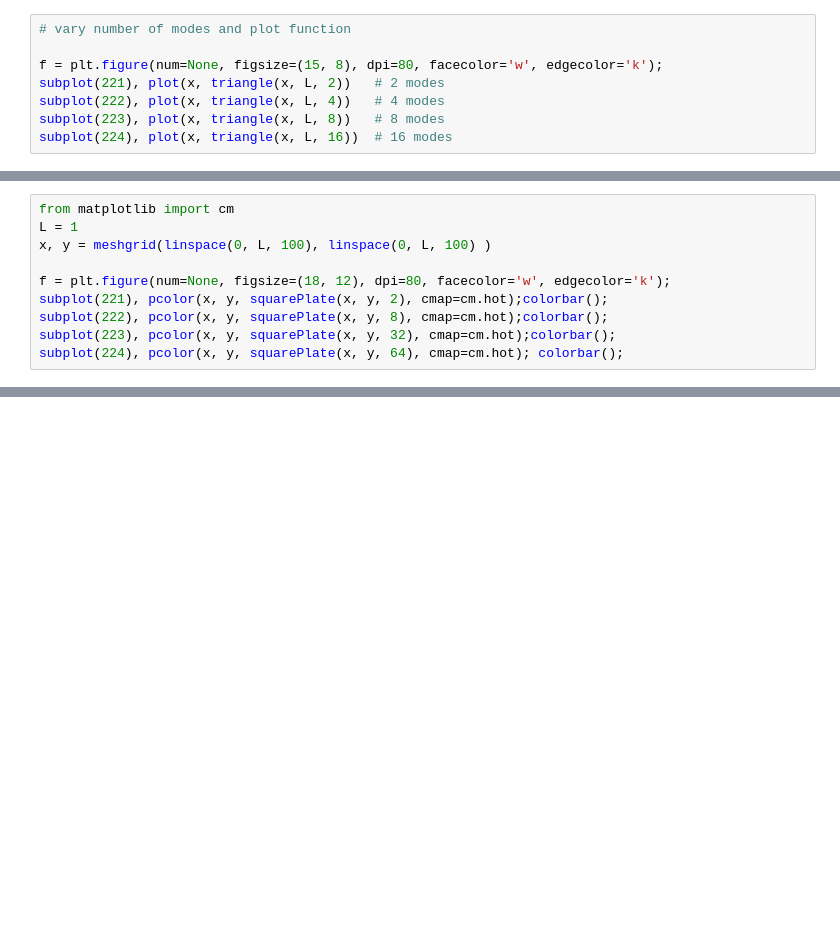
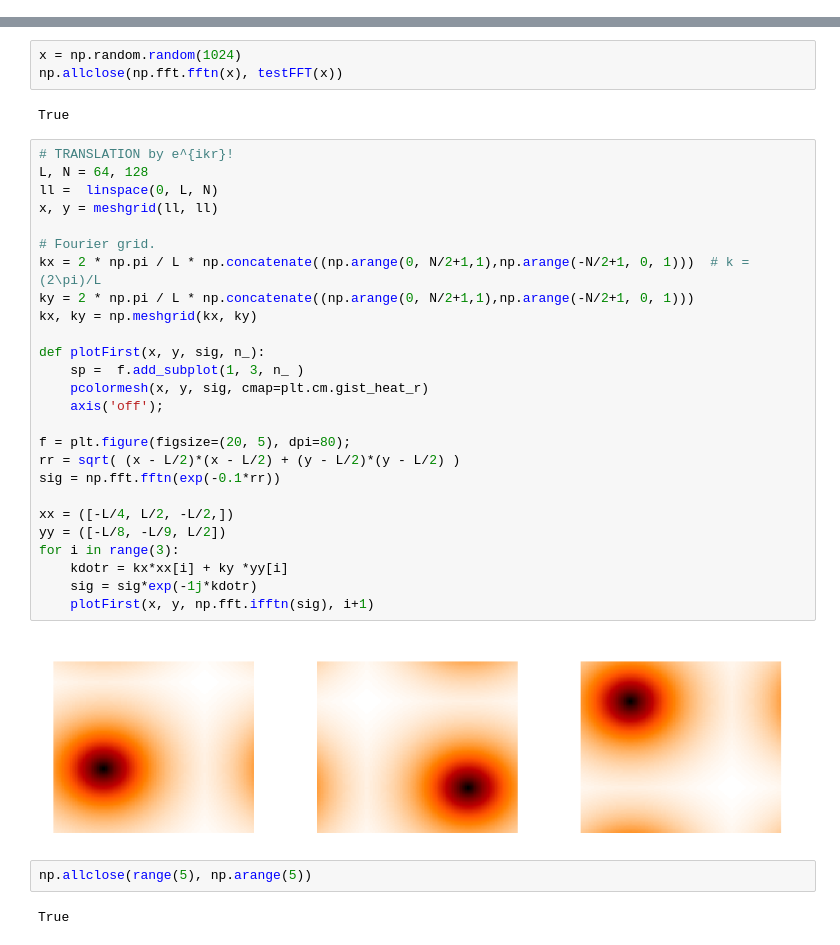
Before and after one commit to rajeshrinet/compPhy, a Jupyter notebook: codes/IPythonNotebooks/FourierSeries.ipynb, the cells around one changed output, grey strips where cells are left out. Saved outputs shown, nothing was run; the diff lists cells and outputs as text; blank space fills up the shorter version.

```diff
--- a/codes/IPythonNotebooks/FourierSeries.ipynb
+++ b/codes/IPythonNotebooks/FourierSeries.ipynb
@@ -20,8 +0,0 @@ x = linspace(0, 2*L, 1024)  # plot the function over 2 periods using 1024 points
-# %%
-# vary number of modes and plot function
-
-f = plt.figure(num=None, figsize=(15, 8), dpi=80, facecolor='w', edgecolor='k');
-subplot(221), plot(x, triangle(x, L, 2))   # 2 modes
-subplot(222), plot(x, triangle(x, L, 4))   # 4 modes
-subplot(223), plot(x, triangle(x, L, 8))   # 8 modes
-subplot(224), plot(x, triangle(x, L, 16))  # 16 modes
@@ -49,10 +0,0 @@ def squarePlate(x, y, Nmax):
-# %%
-from matplotlib import cm
-L = 1
-x, y = meshgrid(linspace(0, L, 100), linspace(0, L, 100) )
-
-f = plt.figure(num=None, figsize=(18, 12), dpi=80, facecolor='w', edgecolor='k');
-subplot(221), pcolor(x, y, squarePlate(x, y, 2), cmap=cm.hot);colorbar();
-subplot(222), pcolor(x, y, squarePlate(x, y, 8), cmap=cm.hot);colorbar();
-subplot(223), pcolor(x, y, squarePlate(x, y, 32), cmap=cm.hot);colorbar();
-subplot(224), pcolor(x, y, squarePlate(x, y, 64), cmap=cm.hot); colorbar();
@@ -60,0 +62,37 @@ subplot(224), pcolor(x, y, squarePlate(x, y, 64), cmap=cm.hot); colorbar();
+# %%
+x = np.random.random(1024)
+np.allclose(np.fft.fftn(x), testFFT(x))
+# %% [output]
+True
+# %%
+# TRANSLATION by e^{ikr}!
+L, N = 64, 128
+ll =  linspace(0, L, N)
+x, y = meshgrid(ll, ll)
+
+# Fourier grid.
+kx = 2 * np.pi / L * np.concatenate((np.arange(0, N/2+1,1),np.arange(-N/2+1, 0, 1)))  # k = (2\pi)/L
+ky = 2 * np.pi / L * np.concatenate((np.arange(0, N/2+1,1),np.arange(-N/2+1, 0, 1)))
+kx, ky = np.meshgrid(kx, ky)
+
+def plotFirst(x, y, sig, n_):
+    sp =  f.add_subplot(1, 3, n_ )
+    pcolormesh(x, y, sig, cmap=plt.cm.gist_heat_r)
+    axis('off');
+
+f = plt.figure(figsize=(20, 5), dpi=80);
+rr = sqrt( (x - L/2)*(x - L/2) + (y - L/2)*(y - L/2) )
+sig = np.fft.fftn(exp(-0.1*rr))
+
+xx = ([-L/4, L/2, -L/2,])
+yy = ([-L/8, -L/9, L/2])
+for i in range(3):
+    kdotr = kx*xx[i] + ky *yy[i]
+    sig = sig*exp(-1j*kdotr)
+    plotFirst(x, y, np.fft.ifftn(sig), i+1)
+# %% [output]
+[figure, added]
+# %%
+np.allclose(range(5), np.arange(5))
+# %% [output]
+True
```
Also changed, not shown: parts of 12 cells of this notebook, 9 other files.
